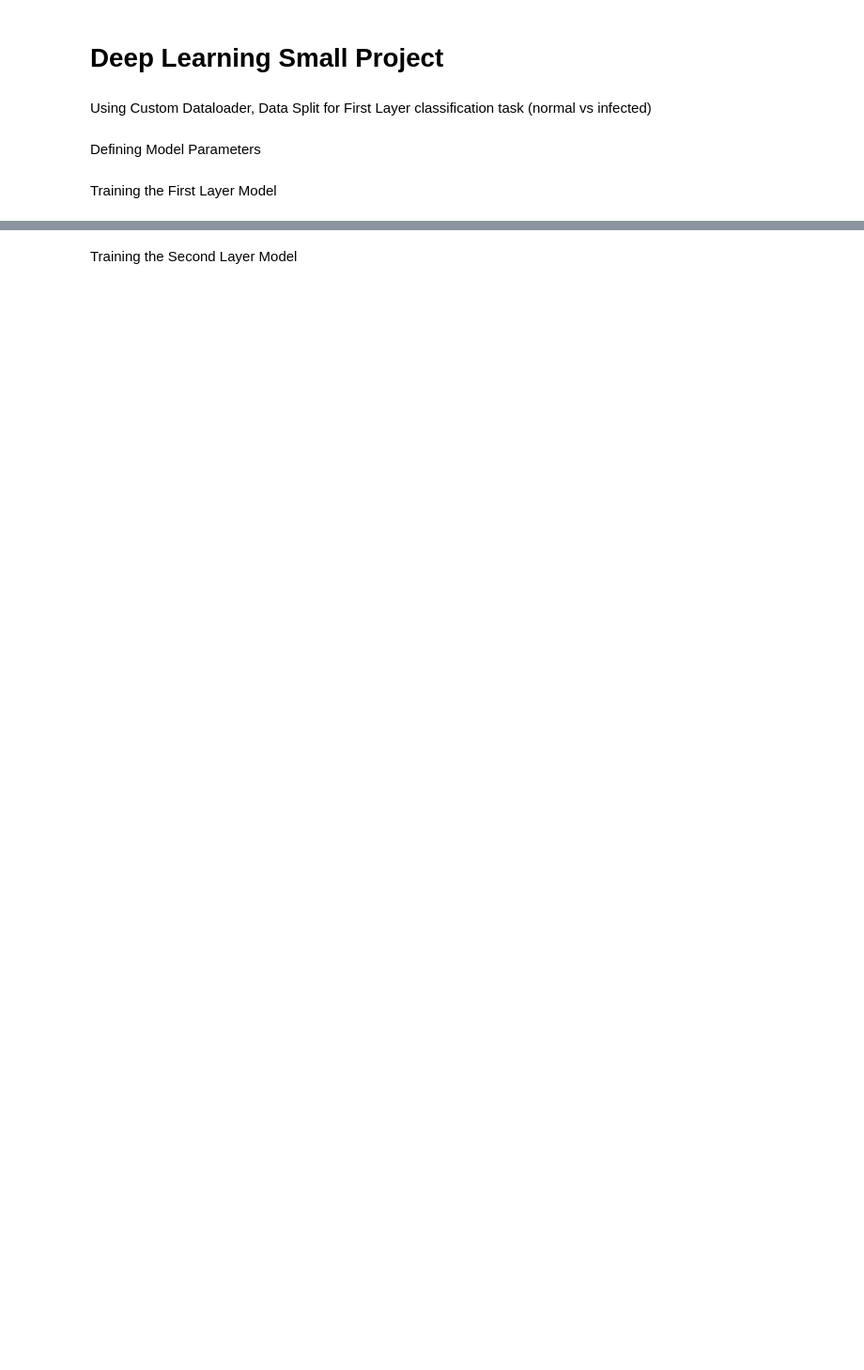
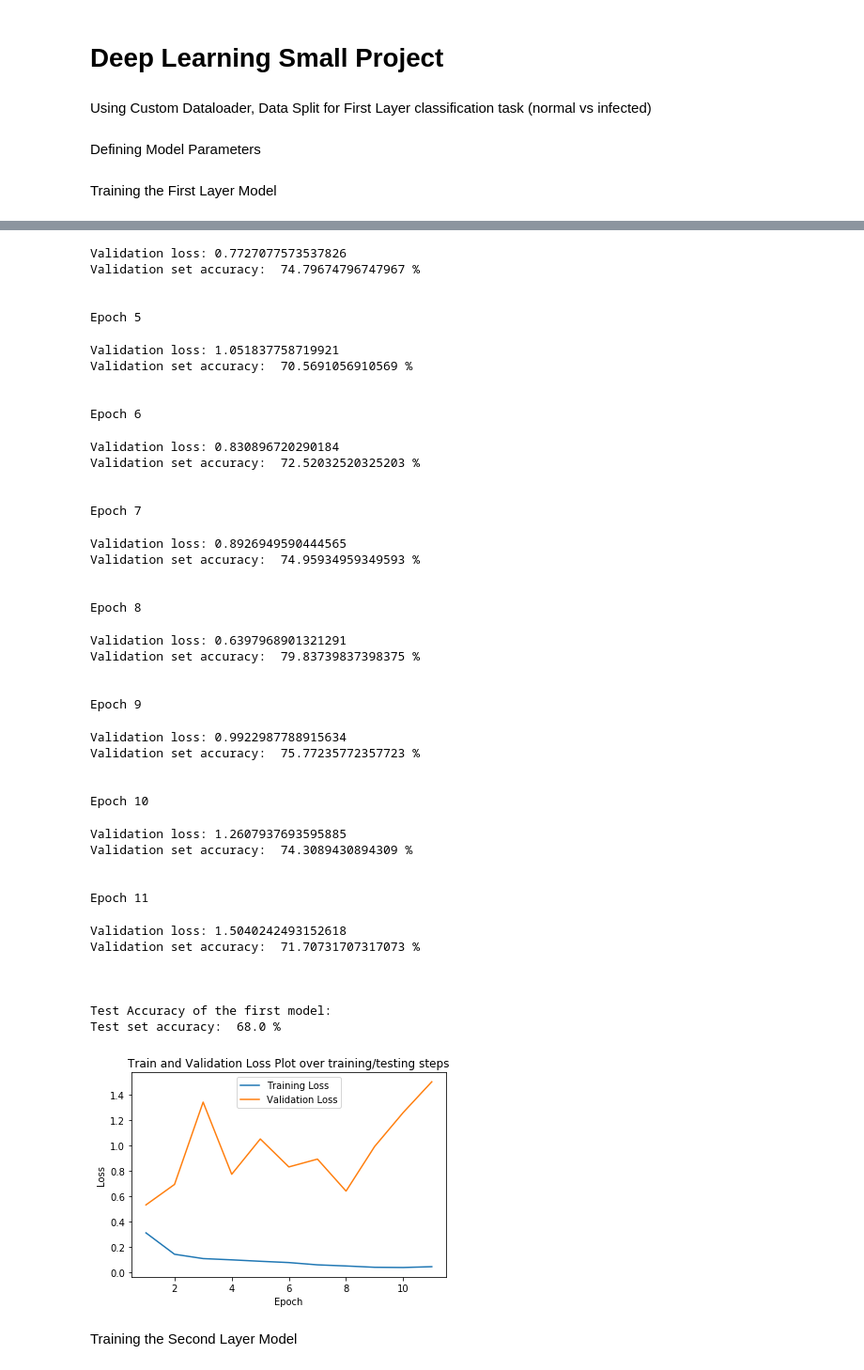
Before and after one commit to EYLeong/Chest_X-ray_Classifier, a Jupyter notebook: Model Training and Testing - Broken up for better testing.ipynb, the cells around one changed output, grey strips where cells are left out. Shown at 94% size. Cells and saved outputs as stored; diff of their text form; code cells hidden in the pictures; blank space fills up the shorter version.

```diff
--- a/Model Training and Testing - Broken up for better testing.ipynb
+++ b/Model Training and Testing - Broken up for better testing.ipynb
@@ -65,6 +65,7 @@ BATCH_SIZE_SL = 64
 DROPOUT_SL = 0.15
 WD_SL = 0.01
 PATIENCE = 10
+STEPS = 10
 
 device = torch.device("cuda" if torch.cuda.is_available() else "cpu")
 # %% [markdown]
@@ -77,9 +78,10 @@ fl_test_loader = DataLoader(fl_test, batch_size=BATCH_SIZE_FL, shuffle=True)
 
 fl_model = model.CNN(dropout=DROPOUT_FL).to(device)
 fl_optimizer = optim.AdamW(fl_model.parameters(), lr=L_RATE_FL, weight_decay=WD_FL)
+fl_scheduler = torch.optim.lr_scheduler.CosineAnnealingLR(fl_optimizer, STEPS)
 
 print("Training the first model to classify normal and infected images")
-model.train(fl_model, device, nn.BCELoss(), fl_optimizer, fl_train_loader, fl_val_loader, N_EPOCH, PATIENCE, "fl")
+model.train(fl_model, device, nn.BCELoss(), fl_optimizer, fl_train_loader, fl_val_loader, N_EPOCH, PATIENCE, "fl", fl_scheduler, STEPS)
 
 print("\n\n")
 print("Test Accuracy of the first model:")
@@ -109,3 +113,46 @@ Epoch 6
+Validation loss: 0.7727077573537826
+Validation set accuracy:  74.79674796747967 %
+
+
+Epoch 5
+Validation loss: 1.051837758719921
+Validation set accuracy:  70.5691056910569 %
+
+
+Epoch 6
+Validation loss: 0.830896720290184
+Validation set accuracy:  72.52032520325203 %
+
+
+Epoch 7
+Validation loss: 0.8926949590444565
+Validation set accuracy:  74.95934959349593 %
+
+
+Epoch 8
+Validation loss: 0.6397968901321291
+Validation set accuracy:  79.83739837398375 %
+
+
+Epoch 9
+Validation loss: 0.9922987788915634
+Validation set accuracy:  75.77235772357723 %
+
+
+Epoch 10
+Validation loss: 1.2607937693595885
+Validation set accuracy:  74.3089430894309 %
+
+
+Epoch 11
+Validation loss: 1.5040242493152618
+Validation set accuracy:  71.70731707317073 %
+
+
+
+Test Accuracy of the first model:
+Test set accuracy:  68.0 %
+[figure, added]
 # %% [markdown]
 Training the Second Layer Model
 # %%
```
Also changed, not shown: parts of 2 cells of this notebook, 5 other files.
